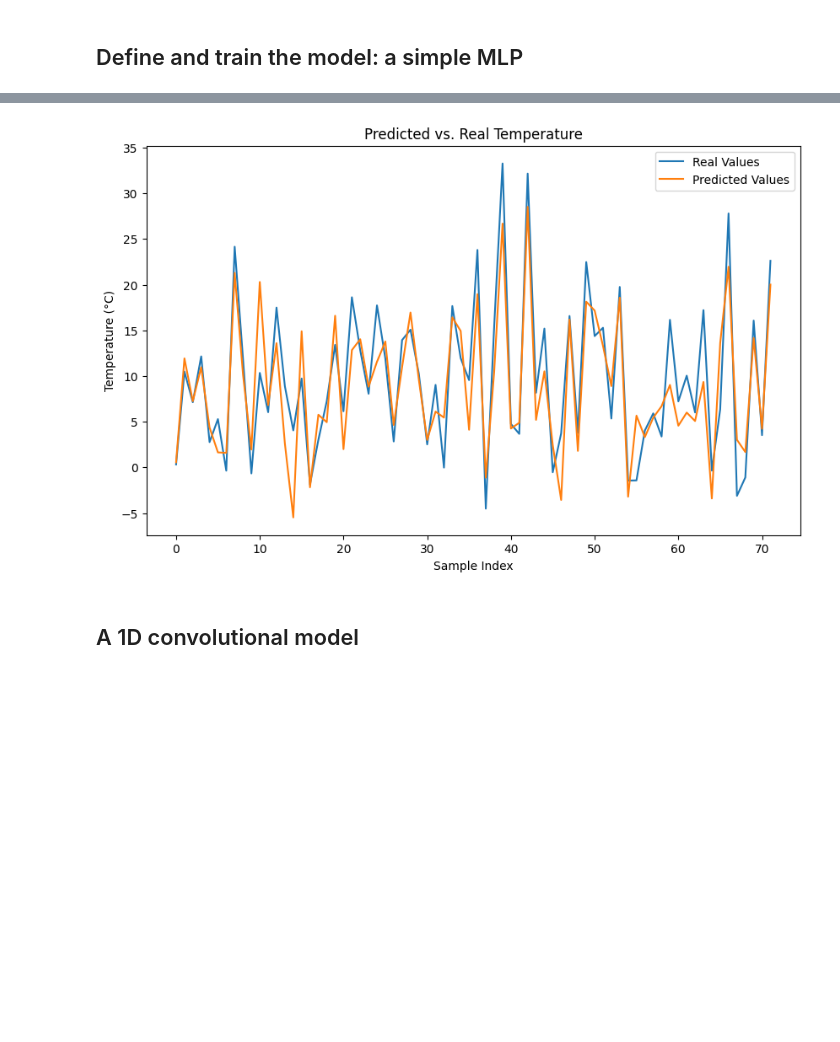
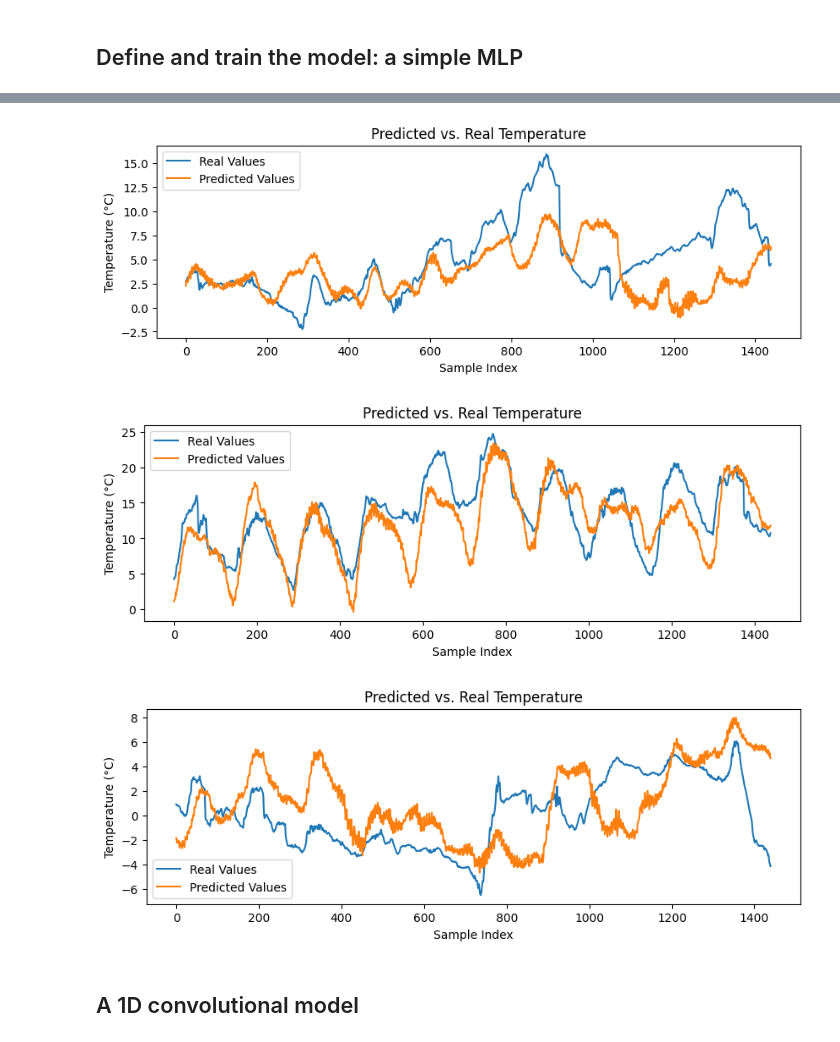
Before and after one commit to safeliquids/notebooks-for-NES2-2024, a Jupyter notebook: lecture_11/simple_time_series.ipynb, the cells around one changed output, grey strips where cells are left out. Saved outputs shown, nothing was run; the diff lists cells and outputs as text; code cells hidden in the pictures; blank space fills up the shorter version.

```diff
--- a/lecture_11/simple_time_series.ipynb
+++ b/lecture_11/simple_time_series.ipynb
@@ -308,7 +300,7 @@ callbacks = [
 ]
 
 # Set model parameters
-model.compile(optimizer= keras.optimizers.RMSprop(), # SGD, Adam, RMSProp
+model.compile(optimizer= keras.optimizers.Adam(), # SGD, Adam, RMSProp
               loss= keras.losses.MeanSquaredError(),
               metrics= [keras.metrics.MeanAbsoluteError(name="mae")])
 
@@ -395,26 +387,39 @@ dict_keys(['loss', 'mae', 'val_loss', 'val_mae'])
 # %%
-
-# Plot the real and predicted values
 import matplotlib.pyplot as plt
 
-def plot_predictions(dataset, model, num_samples=24):
-    """Plots predicted vs. real outputs."""
+def plot_predictions(dataset, model, num_samples=24, start_index=0):
+    """Plots predicted vs. real outputs starting from a specific index."""
     preds_list = []
     targets_list = []
 
     samples_seen = 0
+    total_seen = 0
+
     for samples, targets in dataset:
-        preds = model.predict(samples)
-        #preds_list.extend(preds)
-        preds_list.extend(preds.reshape(-1))
-        targets_list.extend(targets)
-        samples_seen += samples.shape[0]
+        batch_size = samples.shape[0]
+        if total_seen + batch_size <= start_index:
+            total_seen += batch_size
+            continue
+
+        batch_start_index = max(0, start_index - total_seen)
+
+        preds = model.predict(samples, verbose = 0)
+        preds_list.extend(preds.reshape(-1)[batch_start_index:])
+        targets_list.extend(targets[batch_start_index:])
+
+        samples_seen += batch_size - batch_start_index
+        total_seen += batch_size
+
         if samples_seen >= num_samples:
             break
 
-    plt.figure(figsize=(10, 6))
-    plt.plot(targets_list[:num_samples], label='Real Values')
-    plt.plot(preds_list[:num_samples], label='Predicted Values')
+    # Zkrácení na požadovaný počet vzorků
+    preds_list = preds_list[:num_samples]
+    targets_list = targets_list[:num_samples]
+
+    plt.figure(figsize=(10, 3))
+    plt.plot(targets_list, label='Real Values')
+    plt.plot(preds_list, label='Predicted Values')
     plt.xlabel('Sample Index')
     plt.ylabel('Temperature (°C)')
     plt.title('Predicted vs. Real Temperature')
@@ -422,5 +427,6 @@ def plot_predictions(dataset, model, num_samples=24):
     plt.show()
 # %%
 model = keras.models.load_model("models/jena_dense.keras")
-plot_predictions(test_dataset_fl, model, 72)
+for start_index in [24, 24*6*4*29, 24*6*1*29,]:
+    plot_predictions(test_dataset_fl, model, 24*6*10, start_index)
 # %% [output]
@@ -428,4 +433,6 @@ plot_predictions(test_dataset_fl, model, 72)
-[figure, old version]
+[figure, new version]
+[figure, added]
+[figure, added]
 # %% [markdown]
 ##  A 1D convolutional model
 # %%
```
Also changed, not shown: parts of 22 cells of this notebook.
